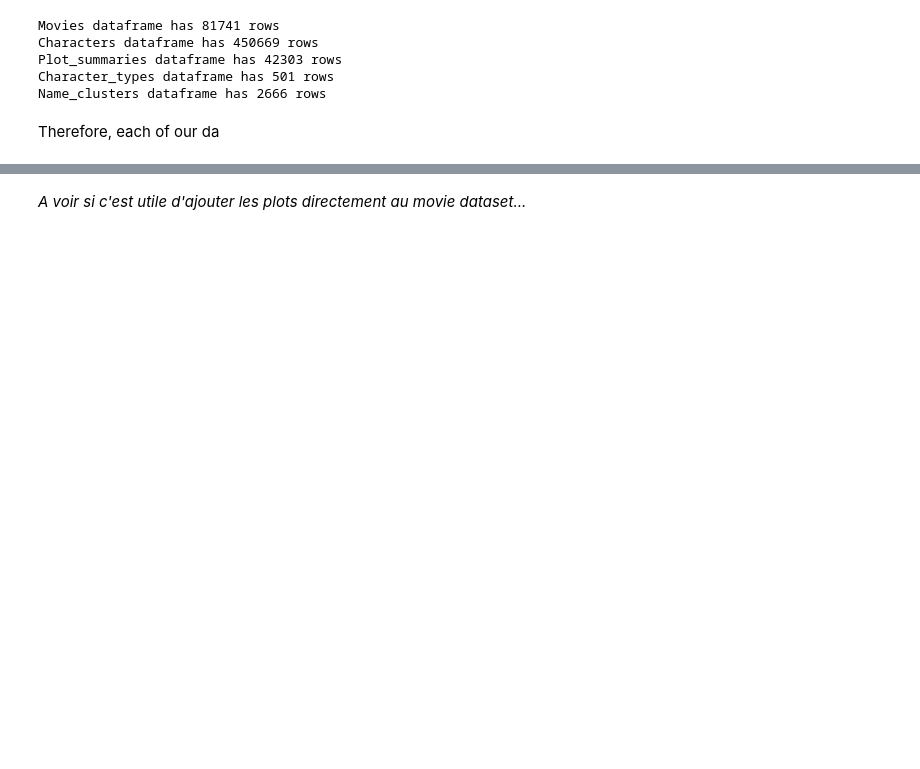
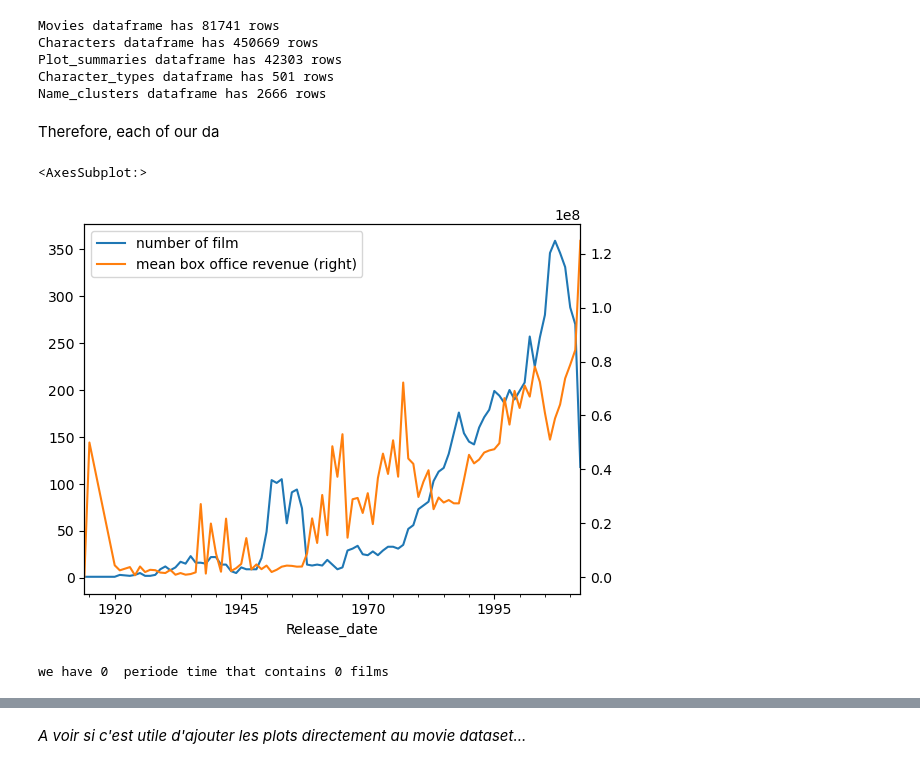
Before and after one commit to epfl-ada/ada-2022-project-thegonios, a Jupyter notebook: Data_processing.ipynb, the cells around one changed output, grey strips where cells are left out. Cells and saved outputs as stored; diff of their text form; code cells hidden in the pictures; blank space fills up the shorter version.

```diff
--- a/Data_processing.ipynb
+++ b/Data_processing.ipynb
@@ -182,3 +184,20 @@ Character_types dataframe has 501 rows
 Name_clusters dataframe has 2666 rows
 # %% [markdown]
 Therefore, each of our da
+# %%
+movies_datetime=movies.dropna()
+movies_datetime = movies_datetime.groupby((pd.to_datetime(movies_datetime['Release_date']).dt.to_period('Y'))).apply(lambda x: pd.Series({
+    'mean_runtime': x['Runtime'].mean(),
+    'mean_box_office_revenue': x['Box_office_revenue'].mean(),
+    'num_movies': len(x),
+}))
+# %%
+movies_datetime.num_movies.plot(grid=True, label="number of film", legend=True)
+movies_datetime.mean_box_office_revenue.plot(secondary_y=True, label="mean box office revenue", legend=True)
+# %% [output]
+<AxesSubplot:>
+[figure, added]
+# %%
+print('we have', (movies_datetime.num_movies==0).sum(), ' periode time that contains 0 films')
+# %% [output]
+we have 0  periode time that contains 0 films
```
Also changed, not shown: parts of 49 cells of this notebook.
